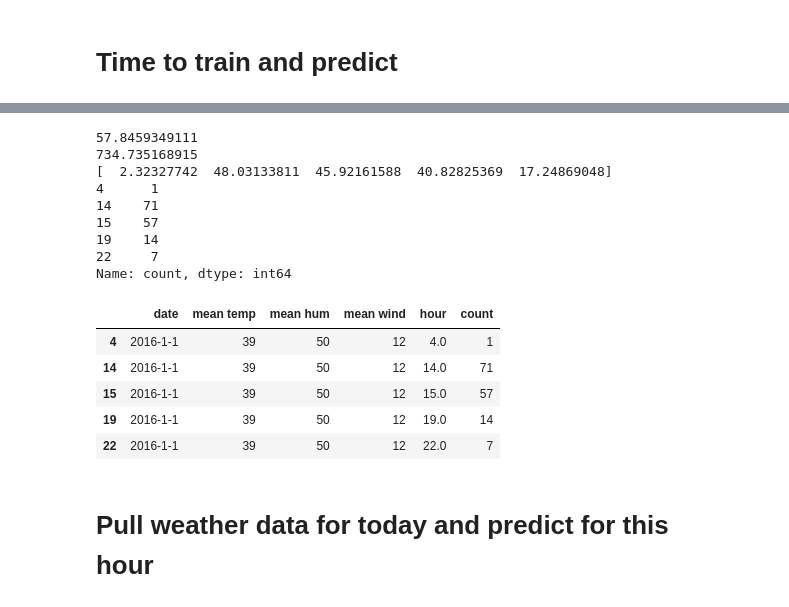
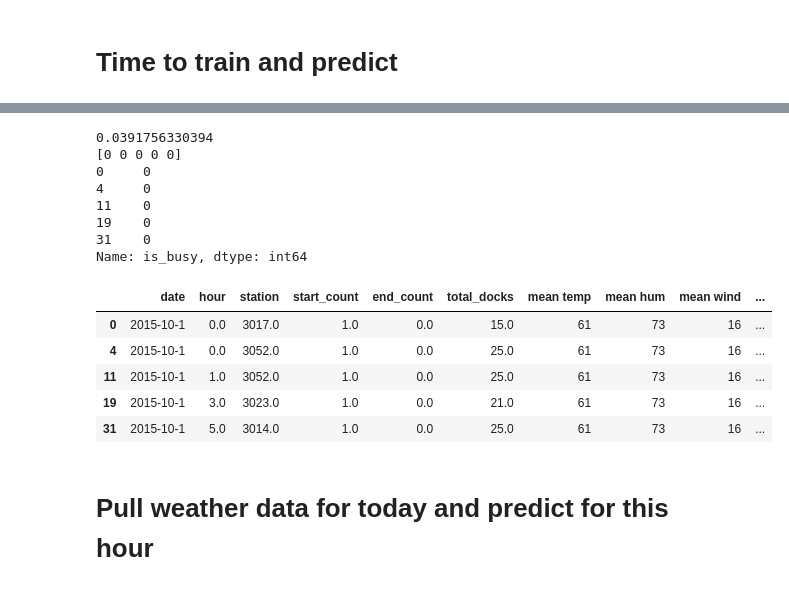
Before and after one commit to hyunhw/Practice-and-notes, a Jupyter notebook: Machine-learning/Decision Trees/Predicting Bike Rental.ipynb, the cells around one changed output, grey strips where cells are left out. Drawn from its saved outputs; the diff is of its cells as text; code cells hidden in the pictures.

```diff
--- a/Machine-learning/Decision Trees/Predicting Bike Rental.ipynb
+++ b/Machine-learning/Decision Trees/Predicting Bike Rental.ipynb
@@ -94,16 +219,13 @@ Index(['EDT', 'Max TemperatureF', 'Mean TemperatureF', 'Min TemperatureF',
 # %% [markdown]
 ## With the two data frames, merge them based on date
 # %%
-# Make a new data frame containing the bike rental date, hour, and station id
-rentals_day = rentals_total[['date','start_hour','count']]
-# rename appropriately. need one common column name to merge
-rentals_day.columns = ['date','hour','count']
-
 # do the same for the weather
-weather_day = weather[['EDT','Mean TemperatureF',' Mean Humidity',' Mean Wind SpeedMPH']]
-weather_day.columns = ['date','mean temp','mean hum','mean wind']
+weather_day = weather[['EDT','Mean TemperatureF',' Mean Humidity',' Mean Wind SpeedMPH','MeanDew PointF',\
+                       ' Mean Sea Level PressureIn',' Mean VisibilityMiles']]
+weather_day.columns = ['date','mean temp','mean hum','mean wind','mean dew','mean pressure',\
+                      'mean visib']
 
 # merge based on date
-weather_rental = pd.merge(weather_day, rentals_day, on='date')
-weather_rental.head(5)
+weather_rental = pd.merge(final_stat, weather_day, how='left', on='date')
+weather_rental.tail(20)
 # %% [output]
@@ -115,0 +254,10 @@ weather_rental.head(5)
+# %%
+def is_busy(row):
+    #if bikes parked at that station at that hour is greater, we know station is mostly full (so not busy)
+    if (row['start_count']+row['end_count'])/row['total_docks'] < 0.5:
+        return 0
+    else:
+        return 1
+
+weather_rental['is_busy'] = weather_rental.apply(is_busy, axis=1)
+weather_rental.head(5)
@@ -137,35 +298,40 @@ test.head(3)
 # %%
-from sklearn.ensemble import RandomForestRegressor
+from sklearn.ensemble import RandomForestClassifier
 from sklearn.metrics import mean_squared_error
 
-reg = RandomForestRegressor(n_estimators=10, criterion='mse', max_depth=None, \
+predictors = list(weather_rental.columns)
+predictors.remove('date')
+predictors.remove('start_count')
+predictors.remove('end_count')
+predictors.remove('total_docks')
+predictors.remove('is_busy')
+
+reg = RandomForestClassifier(n_estimators=10, max_depth=None, \
                             min_samples_split=10, min_samples_leaf=5, max_features='auto')
-reg.fit(train[predictors], train["count"])
+reg.fit(train[predictors], train['is_busy'])
 
 pred = reg.predict(test[predictors])
-print(np.mean(pred))
-mse = mean_squared_error(test['count'],pred)
+mse = mean_squared_error(test['is_busy'],pred)
 print(mse)
 
 print (pred[:5])
-print (test['count'].iloc[:5])
+print (test['is_busy'].iloc[:5])
 test.head(5)
 # %% [output]
-57.8459349111
-734.735168915
-[  2.32327742  48.03133811  45.92161588  40.82825369  17.24869048]
-4      1
-14    71
-15    57
-19    14
-22     7
-Name: count, dtype: int64
+0.0391756330394
+[0 0 0 0 0]
+0     0
+4     0
+11    0
+19    0
+31    0
+Name: is_busy, dtype: int64
-|  | date | mean temp | mean hum | mean wind | hour | count |
-| 4 | 2016-1-1 | 39 | 50 | 12 | 4.0 | 1 |
-| 14 | 2016-1-1 | 39 | 50 | 12 | 14.0 | 71 |
-| 15 | 2016-1-1 | 39 | 50 | 12 | 15.0 | 57 |
-| 19 | 2016-1-1 | 39 | 50 | 12 | 19.0 | 14 |
-| 22 | 2016-1-1 | 39 | 50 | 12 | 22.0 | 7 |
+|  | date | hour | station | start_count | end_count | total_docks | mean temp | mean hum | mean wind | ... |
+| 0 | 2015-10-1 | 0.0 | 3017.0 | 1.0 | 0.0 | 15.0 | 61 | 73 | 16 | ... |
+| 4 | 2015-10-1 | 0.0 | 3052.0 | 1.0 | 0.0 | 25.0 | 61 | 73 | 16 | ... |
+| 11 | 2015-10-1 | 1.0 | 3052.0 | 1.0 | 0.0 | 25.0 | 61 | 73 | 16 | ... |
+| 19 | 2015-10-1 | 3.0 | 3023.0 | 1.0 | 0.0 | 21.0 | 61 | 73 | 16 | ... |
+| 31 | 2015-10-1 | 5.0 | 3014.0 | 1.0 | 0.0 | 25.0 | 61 | 73 | 16 | ... |
 # %% [markdown]
 # Pull weather data for today and predict for this hour
 # %%
```
Also changed, not shown: parts of 15 cells of this notebook, 1 other file.
